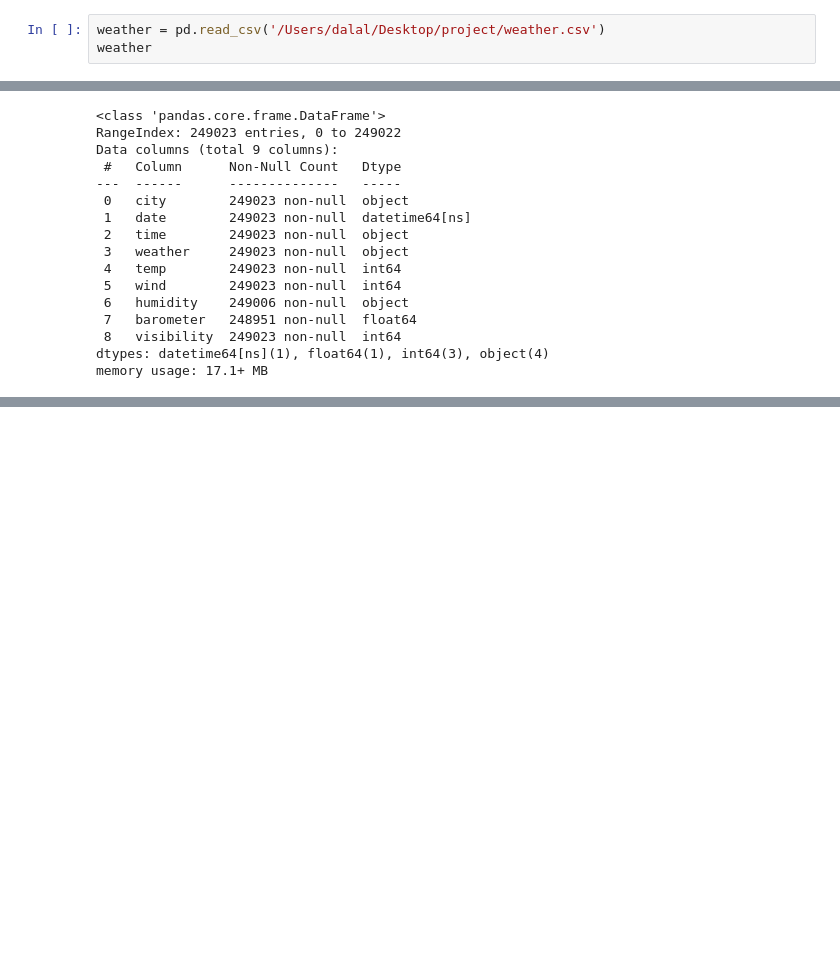
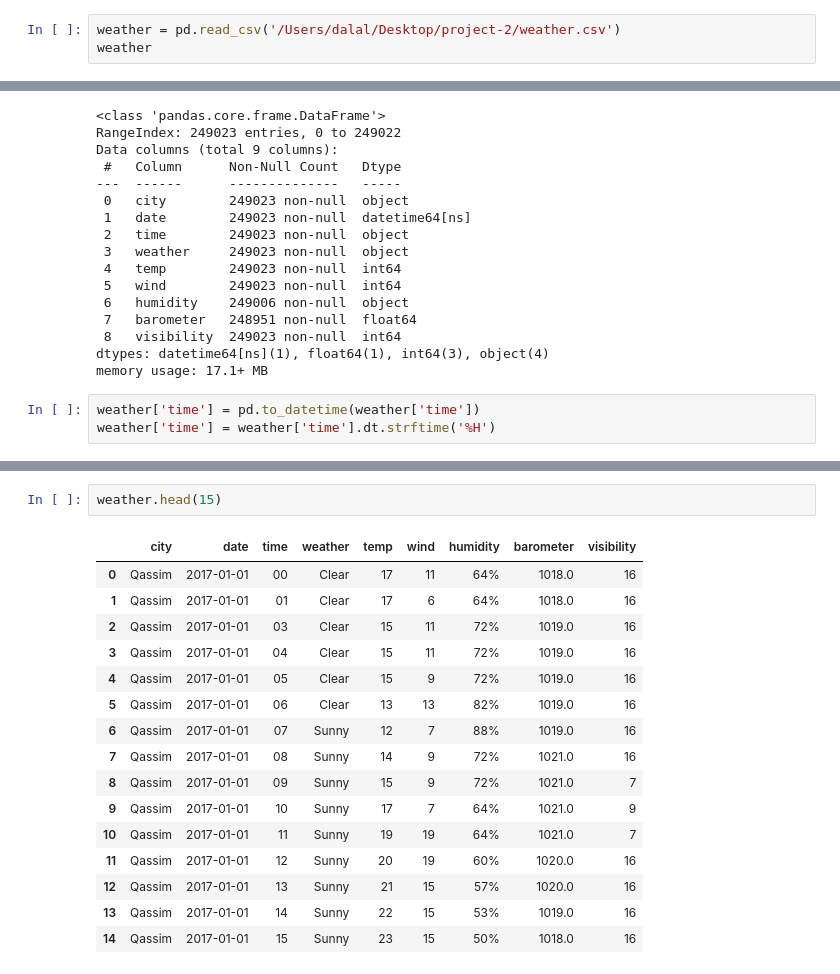
Before and after one commit to Dalal-12/project-2, a Jupyter notebook: project.ipynb, the cells around one changed output, grey strips where cells are left out. Cells and saved outputs as stored; diff of their text form; blank space fills up the shorter version.

```diff
--- a/project.ipynb
+++ b/project.ipynb
@@ -4,7 +4,7 @@ import pandas as pd
 import matplotlib.pyplot as plt
 import seaborn as sns
 # %%
-weather = pd.read_csv('/Users/dalal/Desktop/project/weather.csv')
+weather = pd.read_csv('/Users/dalal/Desktop/project-2/weather.csv')
 weather
 # %% [output]
 |  | Unnamed: 0 | city | date | time | year | month | day | hour | minute | weather | temp | ... |
@@ -126,3 +126,6 @@ Data columns (total 9 columns):
  8   visibility  249023 non-null  int64
 dtypes: datetime64[ns](1), float64(1), int64(3), object(4)
 memory usage: 17.1+ MB
+# %%
+weather['time'] = pd.to_datetime(weather['time'])
+weather['time'] = weather['time'].dt.strftime('%H')
@@ -128,0 +153,19 @@ memory usage: 17.1+ MB
+# %%
+weather.head(15)
+# %% [output]
+|  | city | date | time | weather | temp | wind | humidity | barometer | visibility |
+| 0 | Qassim | 2017-01-01 | 00 | Clear | 17 | 11 | 64% | 1018.0 | 16 |
+| 1 | Qassim | 2017-01-01 | 01 | Clear | 17 | 6 | 64% | 1018.0 | 16 |
+| 2 | Qassim | 2017-01-01 | 03 | Clear | 15 | 11 | 72% | 1019.0 | 16 |
+| 3 | Qassim | 2017-01-01 | 04 | Clear | 15 | 11 | 72% | 1019.0 | 16 |
+| 4 | Qassim | 2017-01-01 | 05 | Clear | 15 | 9 | 72% | 1019.0 | 16 |
+| 5 | Qassim | 2017-01-01 | 06 | Clear | 13 | 13 | 82% | 1019.0 | 16 |
+| 6 | Qassim | 2017-01-01 | 07 | Sunny | 12 | 7 | 88% | 1019.0 | 16 |
+| 7 | Qassim | 2017-01-01 | 08 | Sunny | 14 | 9 | 72% | 1021.0 | 16 |
+| 8 | Qassim | 2017-01-01 | 09 | Sunny | 15 | 9 | 72% | 1021.0 | 7 |
+| 9 | Qassim | 2017-01-01 | 10 | Sunny | 17 | 7 | 64% | 1021.0 | 9 |
+| 10 | Qassim | 2017-01-01 | 11 | Sunny | 19 | 19 | 64% | 1021.0 | 7 |
+| 11 | Qassim | 2017-01-01 | 12 | Sunny | 20 | 19 | 60% | 1020.0 | 16 |
+| 12 | Qassim | 2017-01-01 | 13 | Sunny | 21 | 15 | 57% | 1020.0 | 16 |
+| 13 | Qassim | 2017-01-01 | 14 | Sunny | 22 | 15 | 53% | 1019.0 | 16 |
+| 14 | Qassim | 2017-01-01 | 15 | Sunny | 23 | 15 | 50% | 1018.0 | 16 |
```
Also changed, not shown: parts of 4 cells of this notebook.
